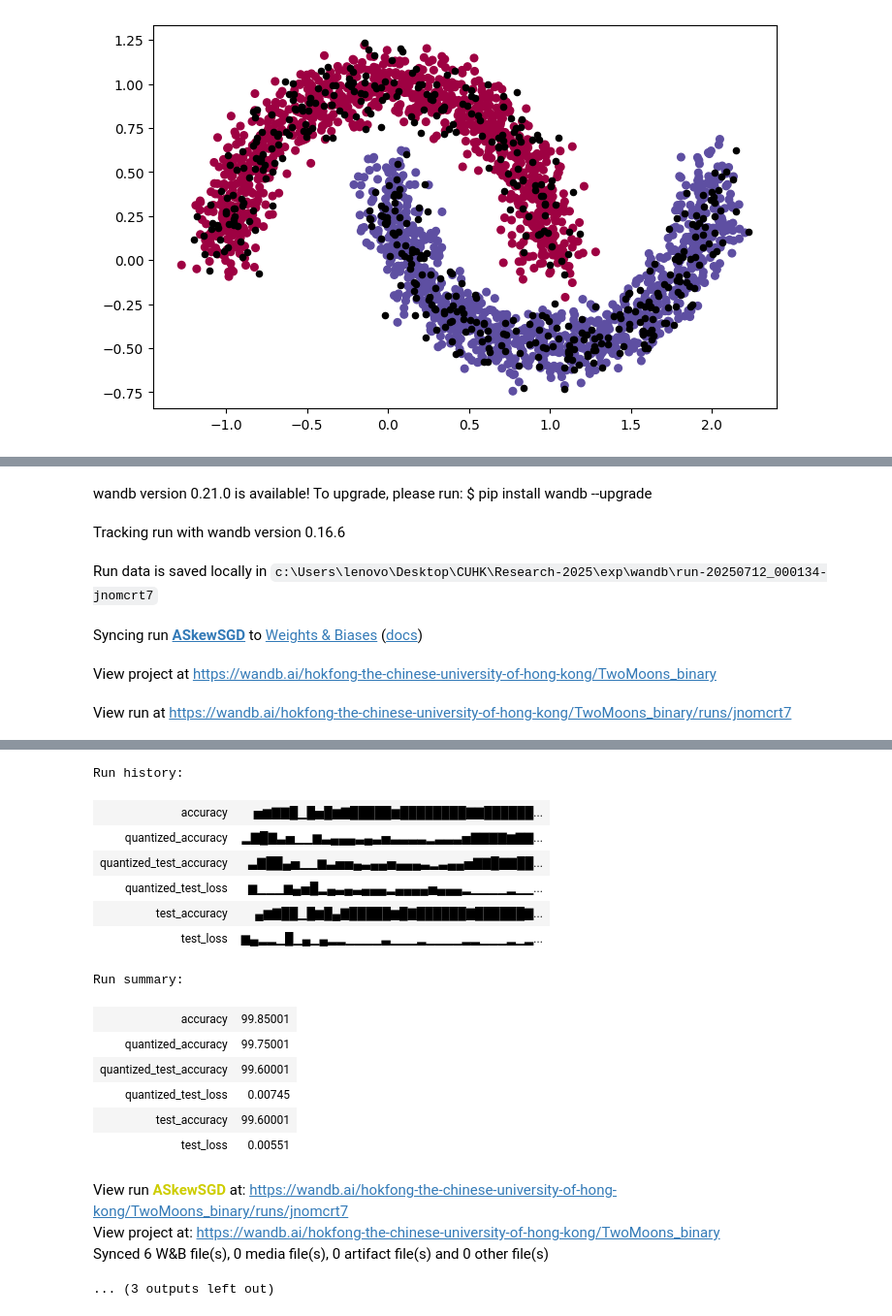
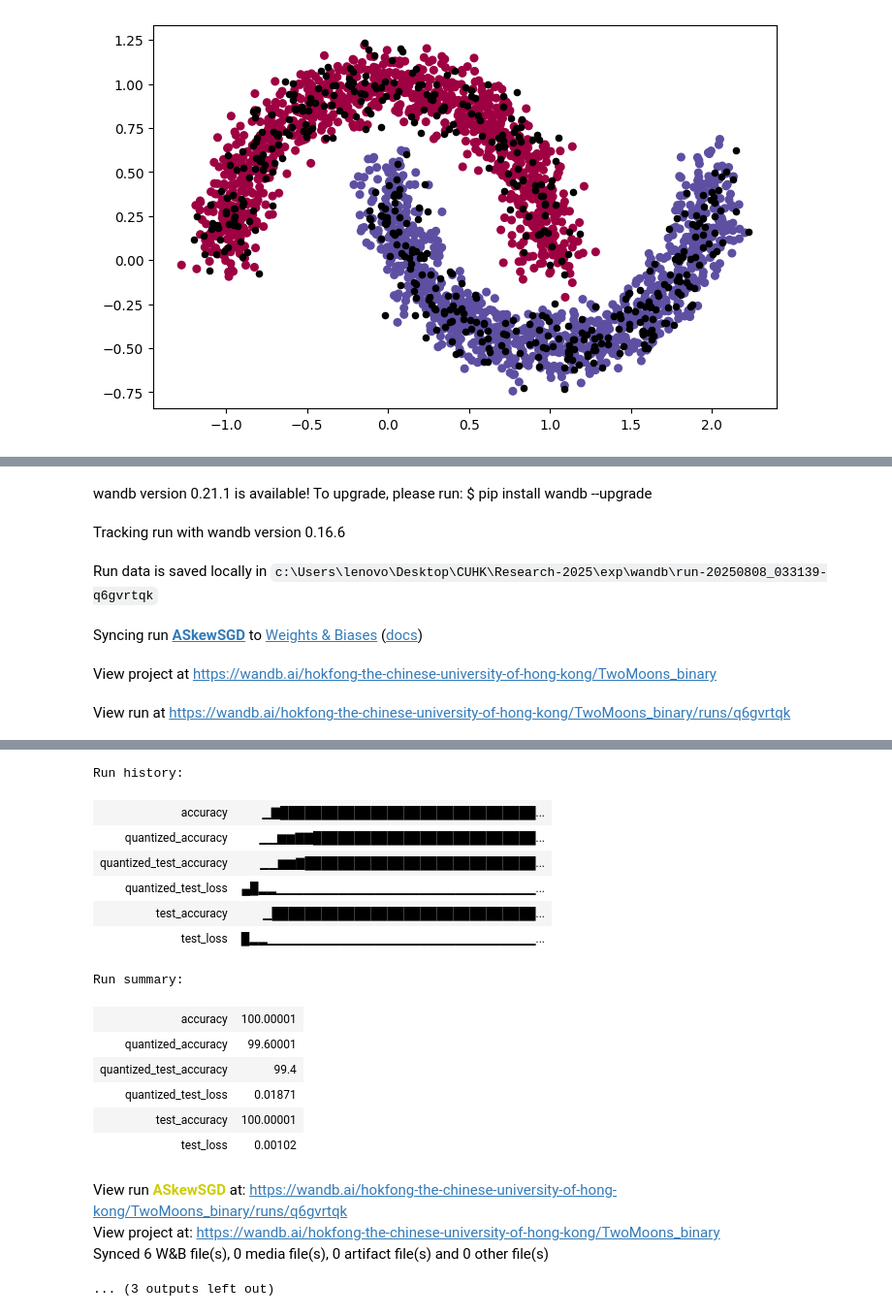
Before and after one commit to SWongHF/Experiment-2025-Summer, a Jupyter notebook: exp/TwoMoons_bin.ipynb, the cells around one changed output, grey strips where cells are left out. Shown at 97% size. Saved outputs shown, nothing was run; the diff lists cells and outputs as text; code cells hidden in the pictures.

```diff
--- a/exp/TwoMoons_bin.ipynb
+++ b/exp/TwoMoons_bin.ipynb
@@ -31,18 +34,20 @@ def load_array(features, labels, batch_size, is_train=True):
 device = torch.device("cuda" if torch.cuda.is_available() else "cpu")
 
 # Set hyperparameter
-bit_width=1
+bit_width = 1
 EPOCH = 60
-ANNEAL_EPOCH_AS = 30
+ANNEAL_EPOCH_AS = 20
 ANNEAL_EPOCH_PQ = 10
 pre_epoch = 0
 BATCH_SIZE = 50
-LR = 0.5
+LR = 0.02
+lr_decay_epochs = [15, 25]
+
 # ASkewSGD
-DECAY_CONST=0.88
-alpha = 0.2
+DECAY_CONST = 0.88
+alpha = 2
 # ProxQuant
-reg_lambda = 5e-2
+reg_lambda = 8e-2
 
 # Generate training and testing dataset
 n_train = 2000
@@ -89,9 +94,8 @@ def init(project_name, opt_name, batch_size, architecture, dataset_name, lr, alp
     return net, optimizer
 # %%
 # SGD
-net, optimizer = init(project_name="TwoMoons_binary", opt_name="SGD", batch_size=BATCH_SIZE, architecture="MLP", dataset_name="TwoMoons", lr=LR/3)
+net, optimizer = init(project_name="TwoMoons_binary", opt_name="SGD", batch_size=BATCH_SIZE, architecture="MLP", dataset_name="TwoMoons", lr=LR)
 
-lr_decay_epochs = [15, 25]
 for decay_epoch in lr_decay_epochs:
     if pre_epoch > decay_epoch:
         for param_group in optimizer.param_groups:
@@ -218,9 +223,7 @@ Run summary:
 # %%
 # ProxQuant
-net, optimizer = init(project_name="TwoMoons_binary", opt_name="ProxQuant", batch_size=BATCH_SIZE, architecture="MLP", dataset_name="TwoMoons", lr=LR/10, reg_lambda=reg_lambda)
-
-lr_decay_epochs = [15, 25]
-lr=LR/10
+net, optimizer = init(project_name="TwoMoons_binary", opt_name="ProxQuant", batch_size=BATCH_SIZE, architecture="MLP", dataset_name="TwoMoons", lr=LR, reg_lambda=reg_lambda)
+lr=LR
 for decay_epoch in lr_decay_epochs:
     if pre_epoch > decay_epoch:
         for param_group in optimizer.param_groups:
@@ -363,9 +366,8 @@ Synced 6 W&B file(s), 0 media file(s), 0 artifact file(s) and 0 other file(s)
 ... (3 outputs left out)
 # %%
 # ASkewSGD
-net, optimizer = init(project_name="TwoMoons_binary", opt_name="ASkewSGD", batch_size=BATCH_SIZE, architecture="MLP", dataset_name="TwoMoons", lr=LR/3, alpha=alpha)
+net, optimizer = init(project_name="TwoMoons_binary", opt_name="ASkewSGD", batch_size=BATCH_SIZE, architecture="MLP", dataset_name="TwoMoons", lr=LR, alpha=alpha)
 
-lr_decay_epochs = [15, 25]
 for decay_epoch in lr_decay_epochs:
     if pre_epoch > decay_epoch:
         for param_group in optimizer.param_groups:
@@ -471,10 +473,10 @@ for name, param in model_copy.named_parameters():
         param.data = torch.sign(param.data)
 figure.moons_plotcontour(model_copy, X_train, X_test, Y_train, Y_test, width=600, device=device, method="ASkewSGD (quantized)")
 # %% [output]
-wandb version 0.21.0 is available! To upgrade, please run: $ pip install wandb --upgrade
+wandb version 0.21.1 is available! To upgrade, please run: $ pip install wandb --upgrade
 Tracking run with wandb version 0.16.6
-Run data is saved locally in c:\Users\lenovo\Desktop\CUHK\Research-2025\exp\wandb\run-20250712_000134-jnomcrt7
+Run data is saved locally in c:\Users\lenovo\Desktop\CUHK\Research-2025\exp\wandb\run-20250808_033139-q6gvrtqk
 Syncing run ASkewSGD to Weights & Biases (docs)
 View project at https://wandb.ai/hokfong-the-chinese-university-of-hong-kong/TwoMoons_binary
-View run at https://wandb.ai/hokfong-the-chinese-university-of-hong-kong/TwoMoons_binary/runs/jnomcrt7
+View run at https://wandb.ai/hokfong-the-chinese-university-of-hong-kong/TwoMoons_binary/runs/q6gvrtqk
 Epoch: 1
@@ -497,18 +499,18 @@ Quantized Train Loss: 0.008 | Quantized Train Acc: 99.750% | Quantized Test Loss
 Run history:
-| accuracy | ▅▆▇▇█▁█▅█▆▇█████▆████████▇▇██████... |
-| quantized_accuracy | ▂▇█▇▃▅▁▁▆▃▄▄▄▃▄▃▅▃▃▃▃▂▃▃▃▅▇▇▇▇▆▇▇... |
-| quantized_test_accuracy | ▃▇██▄▅▁▁▆▃▅▅▄▃▄▄▅▄▄▄▃▂▃▄▄▅▇▇█▇▇██... |
-| quantized_test_loss | ▆▁▁▁▆▄▅█▂▄▃▄▃▄▄▄▂▄▄▄▄▅▄▄▄▂▁▁▁▁▂▁▁... |
-| test_accuracy | ▄▆▇██▁█▆█▄▇█████▆█▇██████▇██████▇... |
-| test_loss | ▆▄▂▂▁█▁▄▁▄▂▂▁▁▁▁▃▁▁▁▂▁▁▁▁▂▂▁▁▁▂▁▂... |
+| accuracy | ▁▇███████████████████████████████... |
+| quantized_accuracy | ▁▁▆▆▇▇███████████████████████████... |
+| quantized_test_accuracy | ▁▁▆▆▇████████████████████████████... |
+| quantized_test_loss | ▄█▂▂▁▁▁▁▁▁▁▁▁▁▁▁▁▁▁▁▁▁▁▁▁▁▁▁▁▁▁▁▁... |
+| test_accuracy | ▁████████████████████████████████... |
+| test_loss | █▂▂▁▁▁▁▁▁▁▁▁▁▁▁▁▁▁▁▁▁▁▁▁▁▁▁▁▁▁▁▁▁... |
 Run summary:
-| accuracy | 99.85001 |
-| quantized_accuracy | 99.75001 |
-| quantized_test_accuracy | 99.60001 |
-| quantized_test_loss | 0.00745 |
-| test_accuracy | 99.60001 |
-| test_loss | 0.00551 |
+| accuracy | 100.00001 |
+| quantized_accuracy | 99.60001 |
+| quantized_test_accuracy | 99.4 |
+| quantized_test_loss | 0.01871 |
+| test_accuracy | 100.00001 |
+| test_loss | 0.00102 |
-View run ASkewSGD at: https://wandb.ai/hokfong-the-chinese-university-of-hong-kong/TwoMoons_binary/runs/jnomcrt7
+View run ASkewSGD at: https://wandb.ai/hokfong-the-chinese-university-of-hong-kong/TwoMoons_binary/runs/q6gvrtqk
 View project at: https://wandb.ai/hokfong-the-chinese-university-of-hong-kong/TwoMoons_binary
 Synced 6 W&B file(s), 0 media file(s), 0 artifact file(s) and 0 other file(s)
 ... (3 outputs left out)
```
Also changed, not shown: parts of 5 cells of this notebook, 10 other files.
